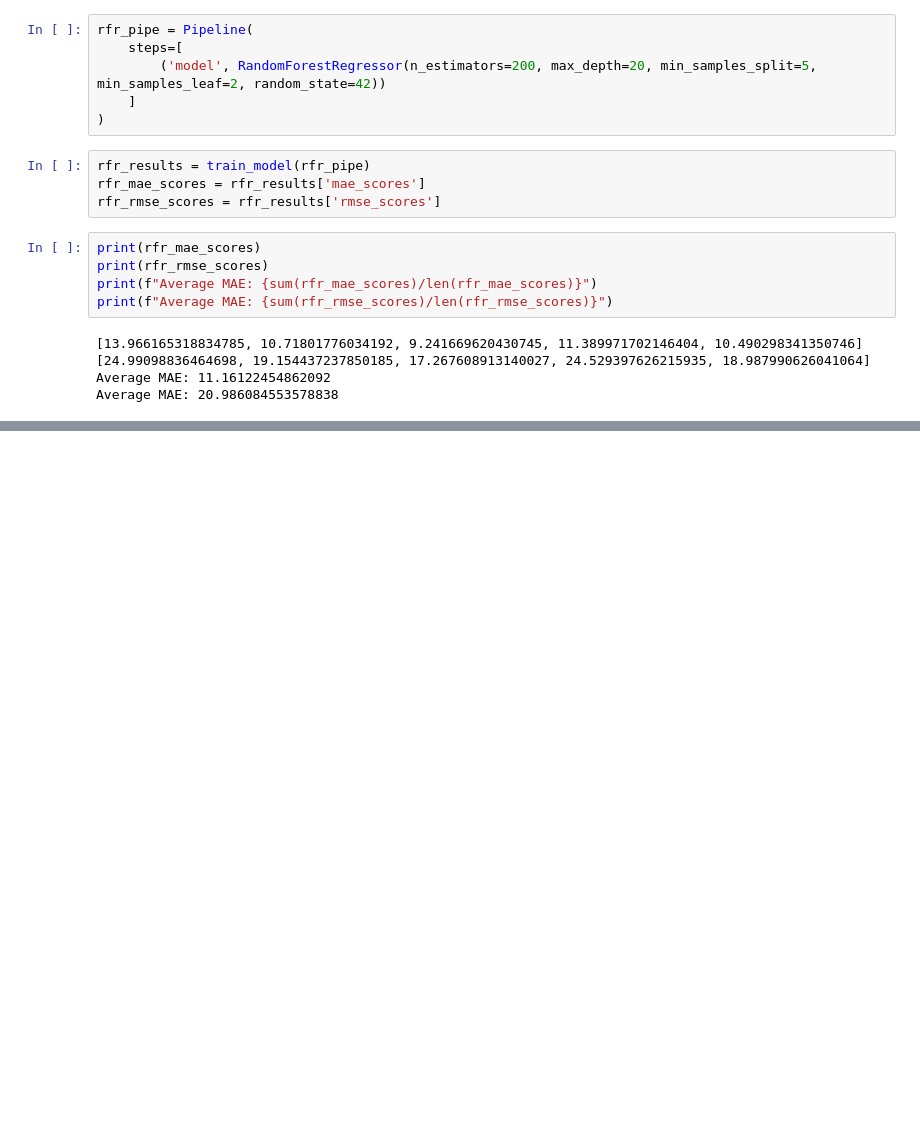
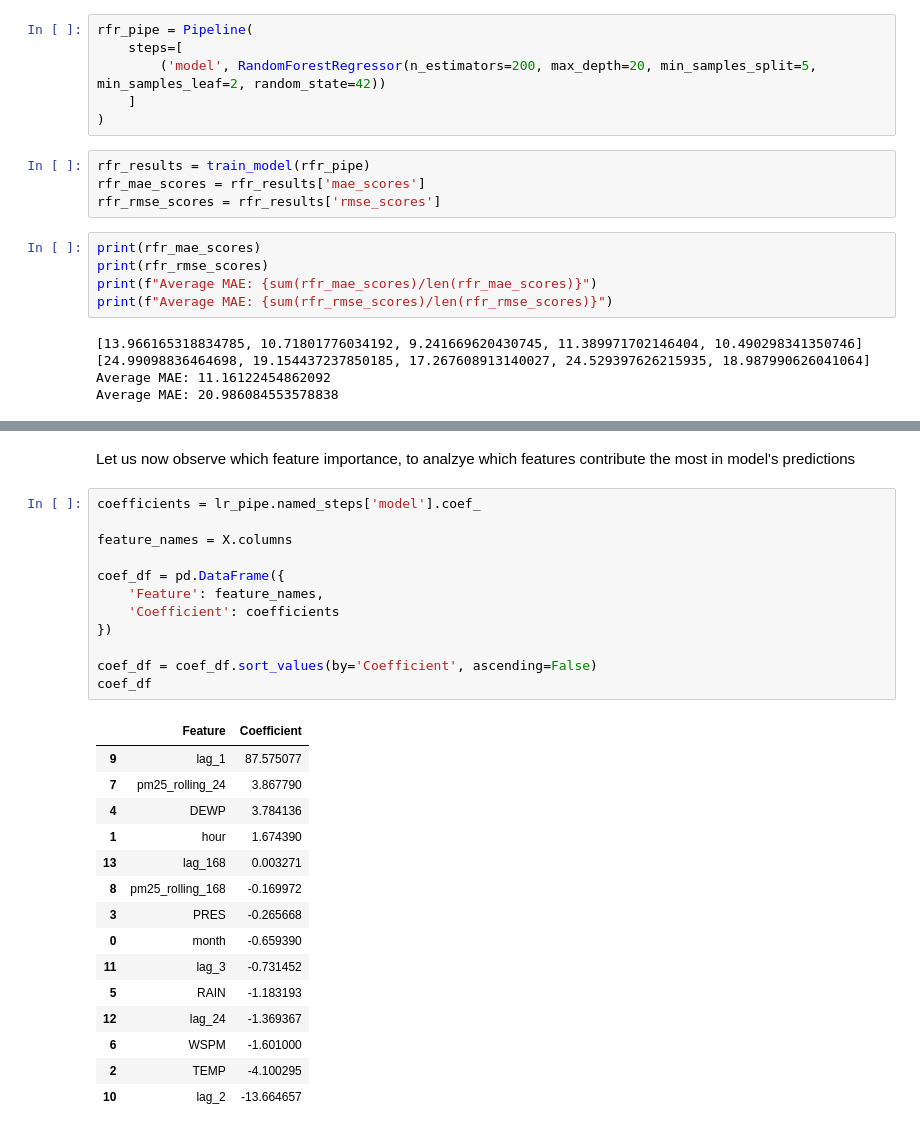
Before and after one commit to alinazir105/AQI-Forecasting-System, a Jupyter notebook: notebook.ipynb, the cells around one changed output, grey strips where cells are left out. Cells and saved outputs as stored; diff of their text form; blank space fills up the shorter version.

```diff
--- a/notebook.ipynb
+++ b/notebook.ipynb
@@ -650,0 +757,30 @@ After tuning, Random Forest improved over the initial untuned version, but it st
+# %% [markdown]
+Let us now observe which feature importance, to analzye which features contribute the most in model's predictions
+# %%
+coefficients = lr_pipe.named_steps['model'].coef_
+
+feature_names = X.columns
+
+coef_df = pd.DataFrame({
+    'Feature': feature_names,
+    'Coefficient': coefficients
+})
+
+coef_df = coef_df.sort_values(by='Coefficient', ascending=False)
+coef_df
+# %% [output]
+|  | Feature | Coefficient |
+| 9 | lag_1 | 87.575077 |
+| 7 | pm25_rolling_24 | 3.867790 |
+| 4 | DEWP | 3.784136 |
+| 1 | hour | 1.674390 |
+| 13 | lag_168 | 0.003271 |
+| 8 | pm25_rolling_168 | -0.169972 |
+| 3 | PRES | -0.265668 |
+| 0 | month | -0.659390 |
+| 11 | lag_3 | -0.731452 |
+| 5 | RAIN | -1.183193 |
+| 12 | lag_24 | -1.369367 |
+| 6 | WSPM | -1.601000 |
+| 2 | TEMP | -4.100295 |
+| 10 | lag_2 | -13.664657 |
```
Also changed, not shown: parts of 29 cells of this notebook, 2 other files.
